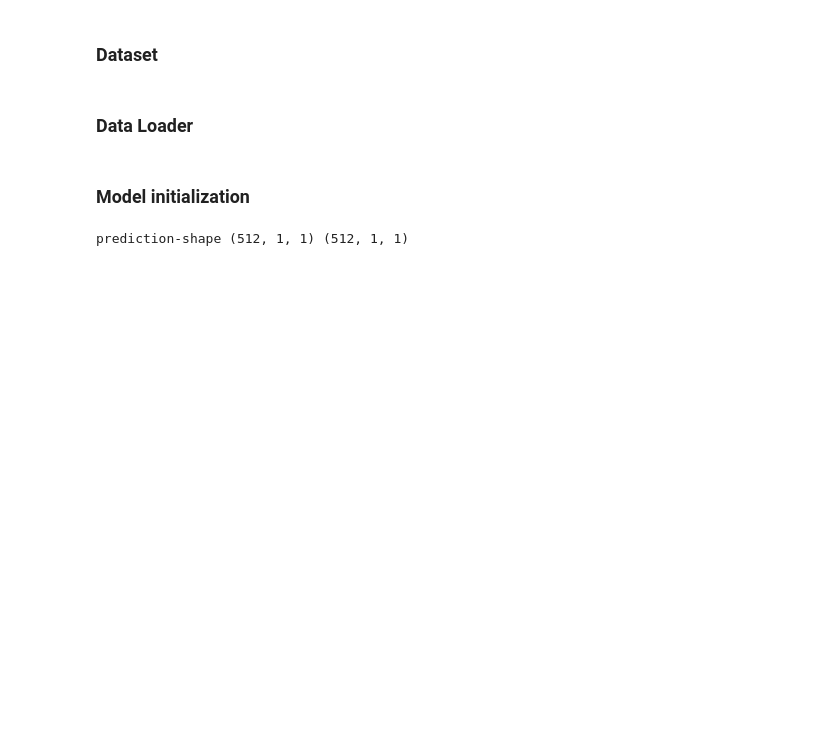
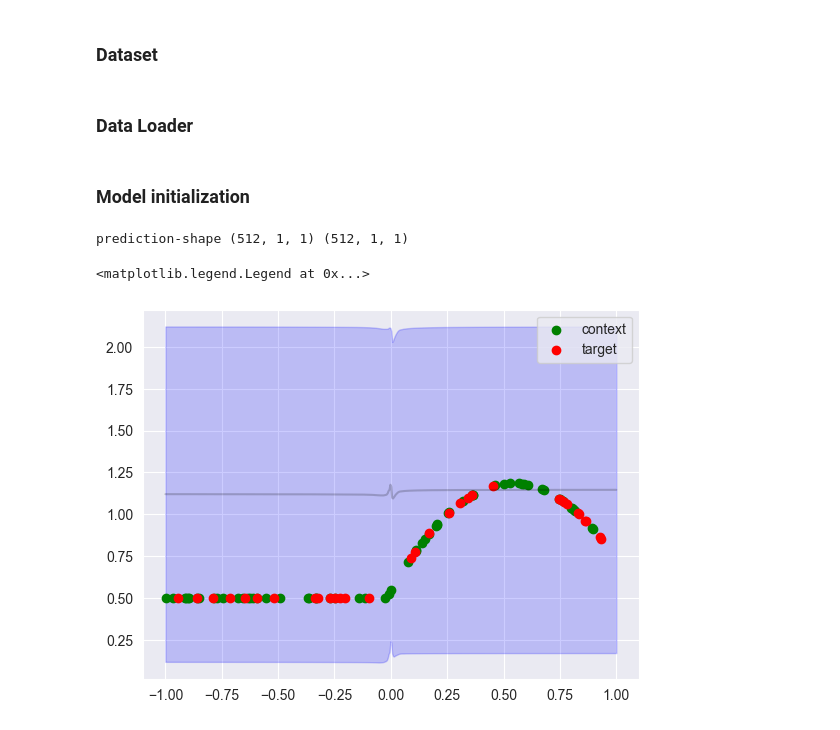
Before and after one commit to aszi09/CL_for_faster_Meta-learning, a Jupyter notebook: screenernet_notebook.ipynb, the cells around one changed output. Cells and saved outputs as stored; diff of their text form; code cells hidden in the pictures; blank space fills up the shorter version.

```diff
--- a/screenernet_notebook.ipynb
+++ b/screenernet_notebook.ipynb
@@ -495,5 +583,22 @@ means, stds = model.apply(
 print('prediction-shape', means.shape, stds.shape)  # dim: (len(x_test), k, 1)
 # %% [output]
 prediction-shape (512, 1, 1) (512, 1, 1)
+# %%
+for i in range(means.shape[1]):
+    plt.plot(x_test, means[:, i], color='black', alpha=0.2)  # Mixture-components
+    plt.fill_between(
+        x_test,
+        means[:, i, 0] + stds[:, i, 0],
+        means[:, i, 0] - stds[:, i, 0],
+        color='blue', alpha=0.2
+    )
+
+plt.scatter(X, y, color='green', label='context')
+plt.scatter(x_predict_train, y_predict_train, color='red', label='target')
+
+plt.legend()
+# %% [output]
+<matplotlib.legend.Legend at 0x...>
+[figure, added]
 # %%
 plt.plot(baseline_losses, label='Baseline')
```
Also changed, not shown: parts of 8 cells of this notebook, 2 other files.
